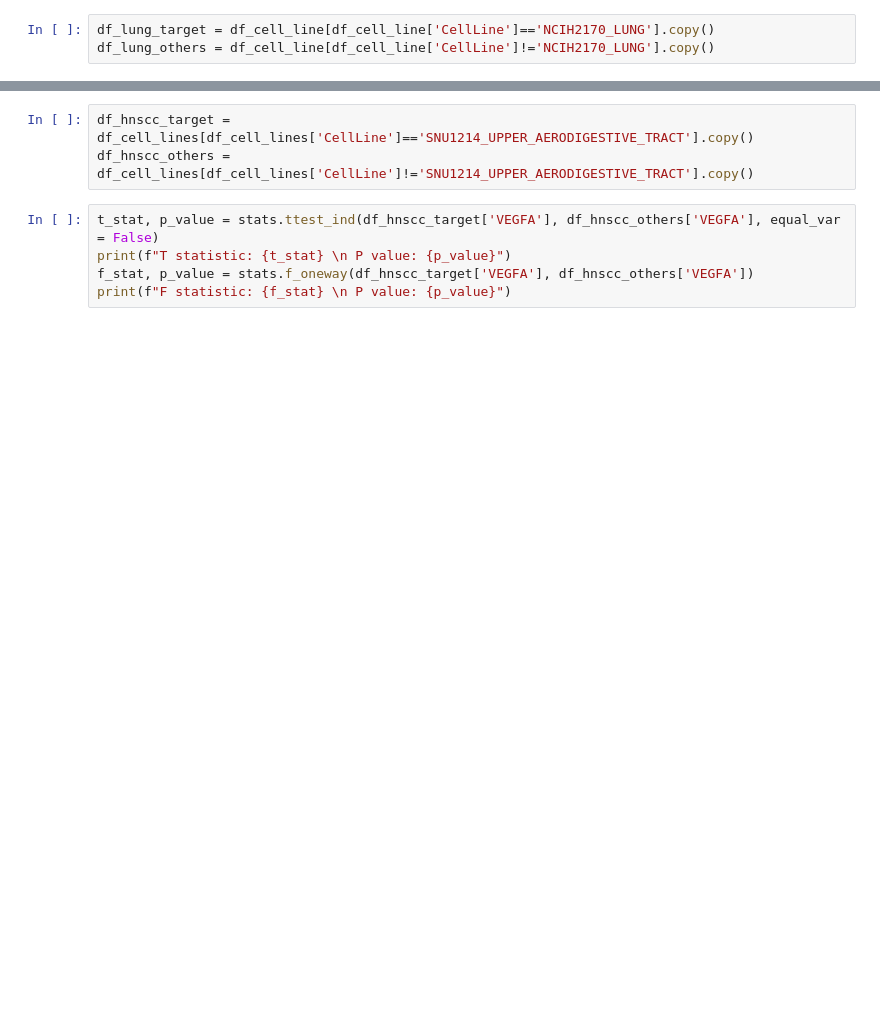
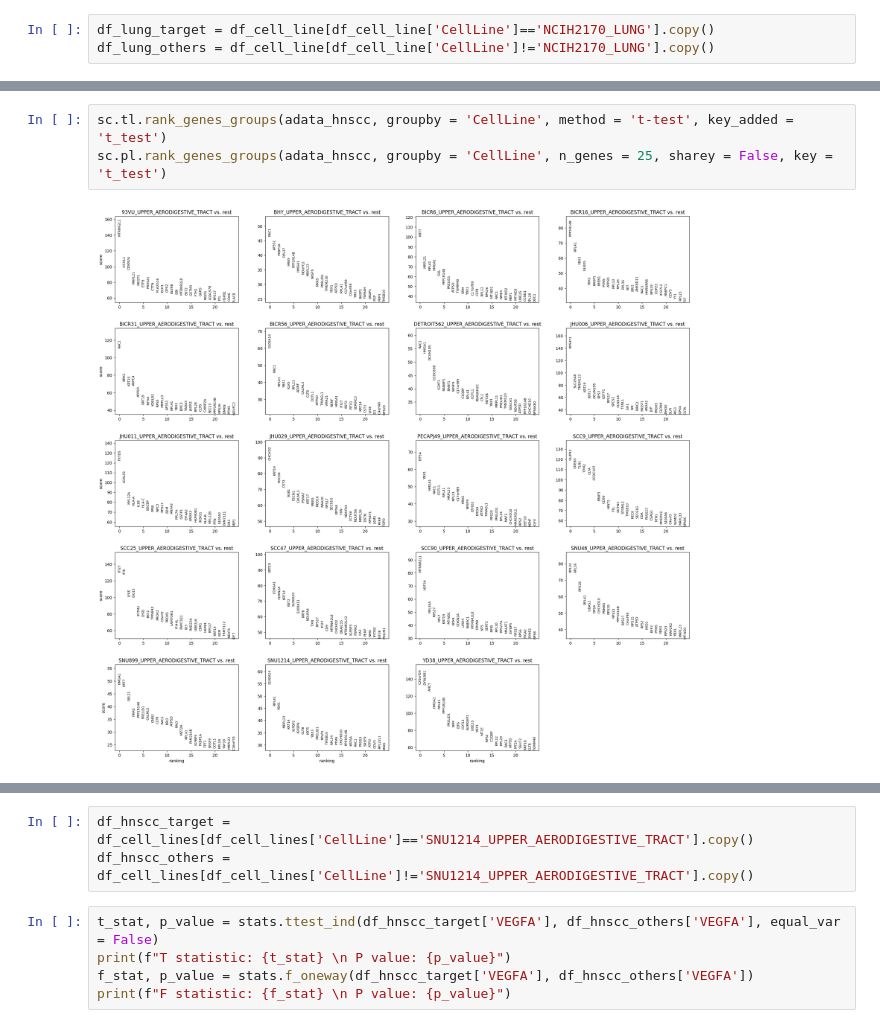
Before and after one commit to NikitaArya17/next_generation_sequencing_projects, a Jupyter notebook: kinker/240703_explore.ipynb, the cells around one changed output, grey strips where cells are left out. Saved outputs shown, nothing was run; the diff lists cells and outputs as text; blank space fills up the shorter version.

```diff
--- a/kinker/240703_explore.ipynb
+++ b/kinker/240703_explore.ipynb
@@ -190,3 +173,8 @@ df_cell_lines.head()
+# %%
+sc.tl.rank_genes_groups(adata_hnscc, groupby = 'CellLine', method = 't-test', key_added = 't_test')
+sc.pl.rank_genes_groups(adata_hnscc, groupby = 'CellLine', n_genes = 25, sharey = False, key = 't_test')
+# %% [output]
+[figure, added]
 # %%
 sc.pl.umap(adata_hnscc, color = ['CellLine'])
 sc.pl.umap(adata_hnscc, color = ['VEGFA'])
```
Also changed, not shown: parts of 26 cells of this notebook.
